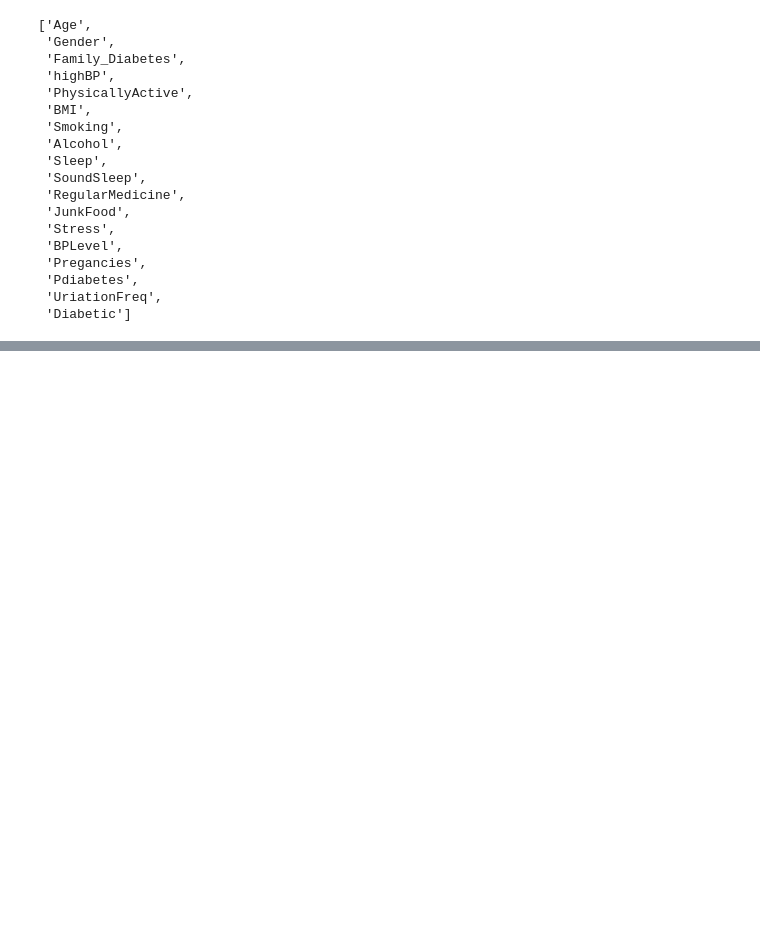
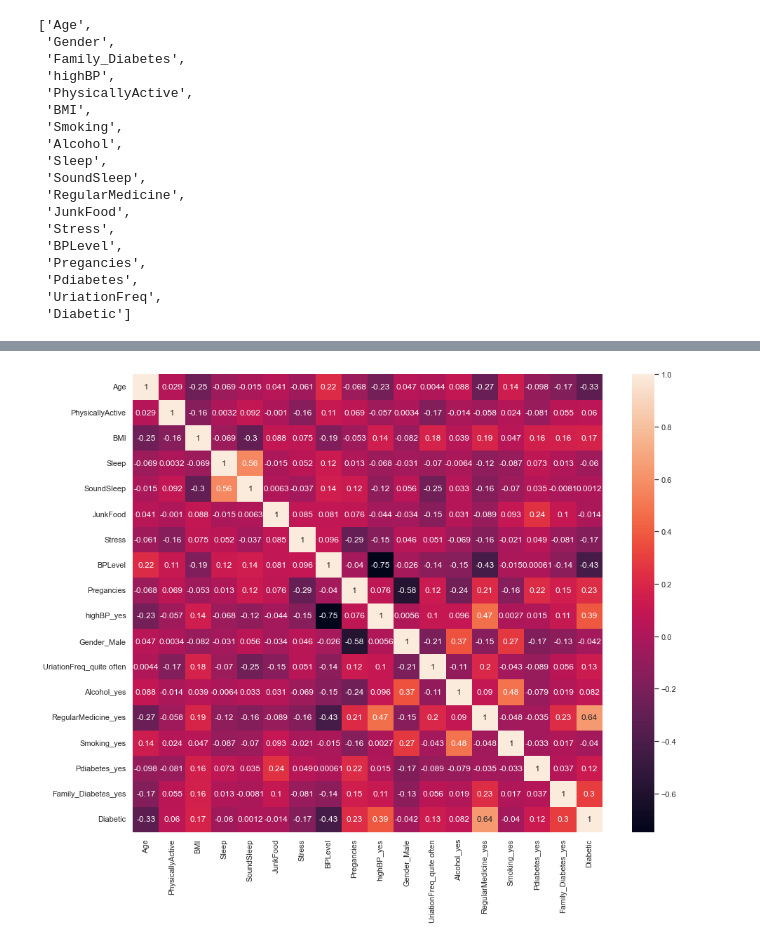
Before and after one commit to kimlindner/Type2DiabetesDetection_ML_Project, a Jupyter notebook: 01_EDA&Preprocessing.ipynb, the cells around one changed output, grey strips where cells are left out. Saved outputs shown, nothing was run; the diff lists cells and outputs as text; code cells hidden in the pictures; blank space fills up the shorter version.

```diff
--- a/01_EDA&Preprocessing.ipynb
+++ b/01_EDA&Preprocessing.ipynb
@@ -55,0 +293,30 @@ array(['no', 'yes', ' no', None], dtype=object)
+# %%
+# define numerical, ordinal, and categorical features
+numerical = ['BMI', 'Sleep', 'SoundSleep', 'Pregancies']
+ordinal = ['Age', 'PhysicallyActive', 'JunkFood', 'Stress', 'BPLevel']
+categorical = list(set(df_header) - set(['Diabetic']) - set(numerical) - set(ordinal))
+
+# copy dataframe
+X_prep = X_ros.copy()
+
+# encode the target variable into a numeric value
+label_enc = preprocessing.LabelEncoder()
+y_prep = label_enc.fit_transform(y_ros)
+
+# encode categorical features with OneHotEncoder
+onehot_enc = preprocessing.OneHotEncoder(drop='if_binary')
+onehot_encoded = pd.DataFrame(onehot_enc.fit_transform(X_prep[categorical]).toarray(),
+                              columns=onehot_enc.get_feature_names(categorical))
+X_prep.drop(columns=categorical, inplace=True)
+X_prep = pd.concat([X_prep, onehot_encoded], axis=1)
+
+# encode ordinal features with OrdinalEncoder
+ordinal_enc = preprocessing.OrdinalEncoder()
+X_prep[ordinal] = ordinal_enc.fit_transform(X_prep[ordinal])
+
+# scale numerical features with StandardScaler
+scaler = preprocessing.StandardScaler()
+X_prep[numerical] = scaler.fit_transform(X_prep[numerical])
+
+# remove categorical features and add the one-hot encoded features to the dataframe
+X_prep
@@ -55,0 +340,9 @@ array(['no', 'yes', ' no', None], dtype=object)
+# %%
+df_prep = pd.concat([X_prep, pd.DataFrame(y_prep, columns=['Diabetic'])], axis=1)
+# %%
+# look at the correlation of the data
+plt.figure(figsize=(15,12))
+sns.heatmap(df_prep.corr(), annot=True)
+plt.show()
+# %% [output]
+[figure, added]
```
Also changed, not shown: parts of 35 cells of this notebook.
